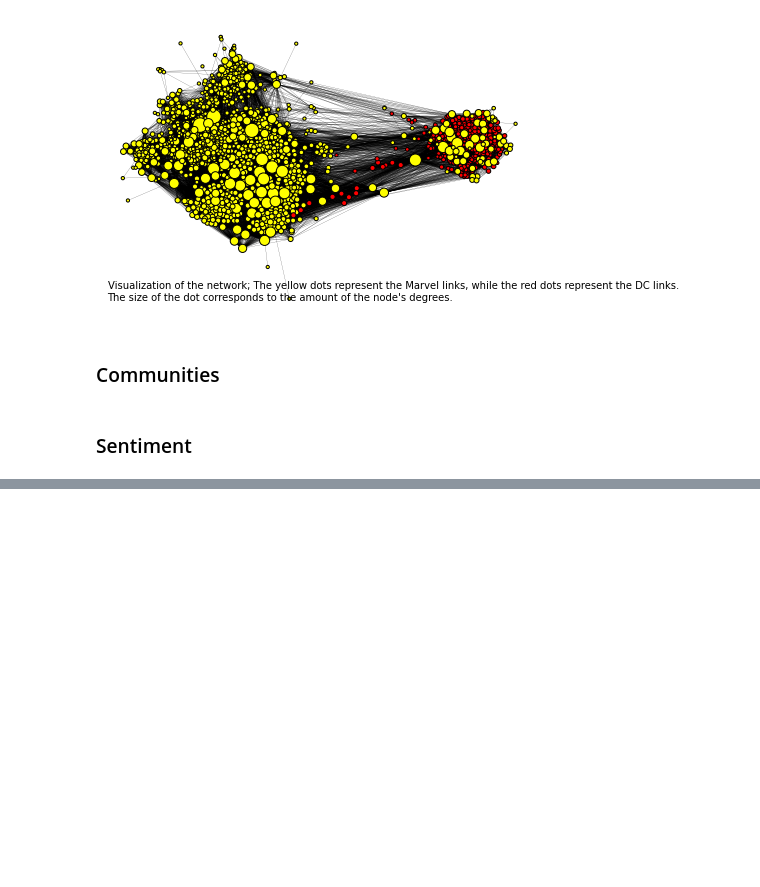
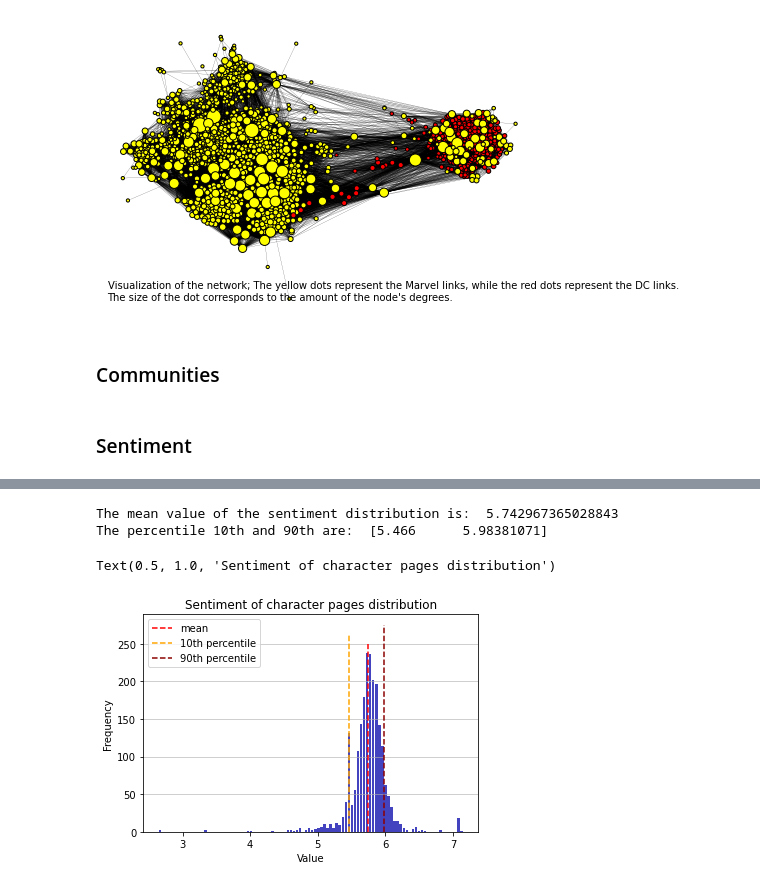
Before and after one commit to matijasipek/ass2, a Jupyter notebook: ass2/Week 4/assignment2.ipynb, the cells around one changed output, grey strips where cells are left out. Cells and saved outputs as stored; diff of their text form; code cells hidden in the pictures; blank space fills up the shorter version.

Commit message:
Sentiment part - version 1

```diff
--- a/ass2/Week 4/assignment2.ipynb
+++ b/ass2/Week 4/assignment2.ipynb
@@ -522,0 +634,19 @@ plt.show()
+# %%
+# Function to calculate the sentiment of a document based on the list of tokens
+
+def getSentimentDocument(tokens):
+    df1 = pd.DataFrame({"token":list(set(tokens))})
+    df1["freq"] = df1["token"].apply(lambda x: nltk.FreqDist(tokens)[x])
+    df1["score"] = df1["token"].apply(lambda x: getSentiment([x])[0])
+    df1["score"] = df1["score"] * df1.freq
+    sentiment_score = df1["score"].sum() / df1[df1.score != 0]["freq"].sum()
+    return sentiment_score
+# %%
+# Create the dictionary where the keys are characters and values are the sentiment of the content of the wiki page
+
+sentiments_dict = {}
+
+for name in tokens_dict.keys():
+
+    tokens = tokens_dict[name]
+    sentiments_dict[name] = getSentimentDocument(tokens)
@@ -522,0 +656,27 @@ plt.show()
+# %%
+# Calculate the mean value of the sentiment and the 10th and 90th percentile values for the sentiment.
+sentiments_distribution = list(sentiments_dict.values())
+sentiments_distribution = [item for item in sentiments_distribution if not(math.isnan(item)) == True]
+
+print("The mean value of the sentiment distribution is: ", np.mean(sentiments_distribution))
+print("The percentile 10th and 90th are: ", np.percentile(sentiments_distribution, [10,90]))
+
+
+# Histogram
+fig, ax = plt.subplots()
+plt.hist(sentiments_distribution, bins=100, color='#0504aa', alpha = 0.75, range=None, weights=None, density=None, rwidth=0.80)
+
+ax.vlines(np.mean(sentiments_distribution), ax.get_ylim()[0], ax.get_ylim()[1], label = "mean", ls = "--", color = "red")
+ax.vlines(np.percentile(sentiments_distribution, 10), ax.get_ylim()[0],ax.get_ylim()[1], label = "10th percentile", ls = "--", color = "orange")
+ax.vlines(np.percentile(sentiments_distribution, 90), ax.get_ylim()[0],ax.get_ylim()[1], label = "90th percentile", ls = "--", color = "darkred")
+
+plt.legend(loc = "upper left")
+plt.grid(axis='y', alpha=0.75)
+plt.xlabel('Value')
+plt.ylabel('Frequency')
+plt.title('Sentiment of character pages distribution')
+# %% [output]
+The mean value of the sentiment distribution is:  5.742967365028843
+The percentile 10th and 90th are:  [5.466      5.98381071]
+Text(0.5, 1.0, 'Sentiment of character pages distribution')
+[figure, added]
```
Also changed, not shown: parts of 15 cells of this notebook.
